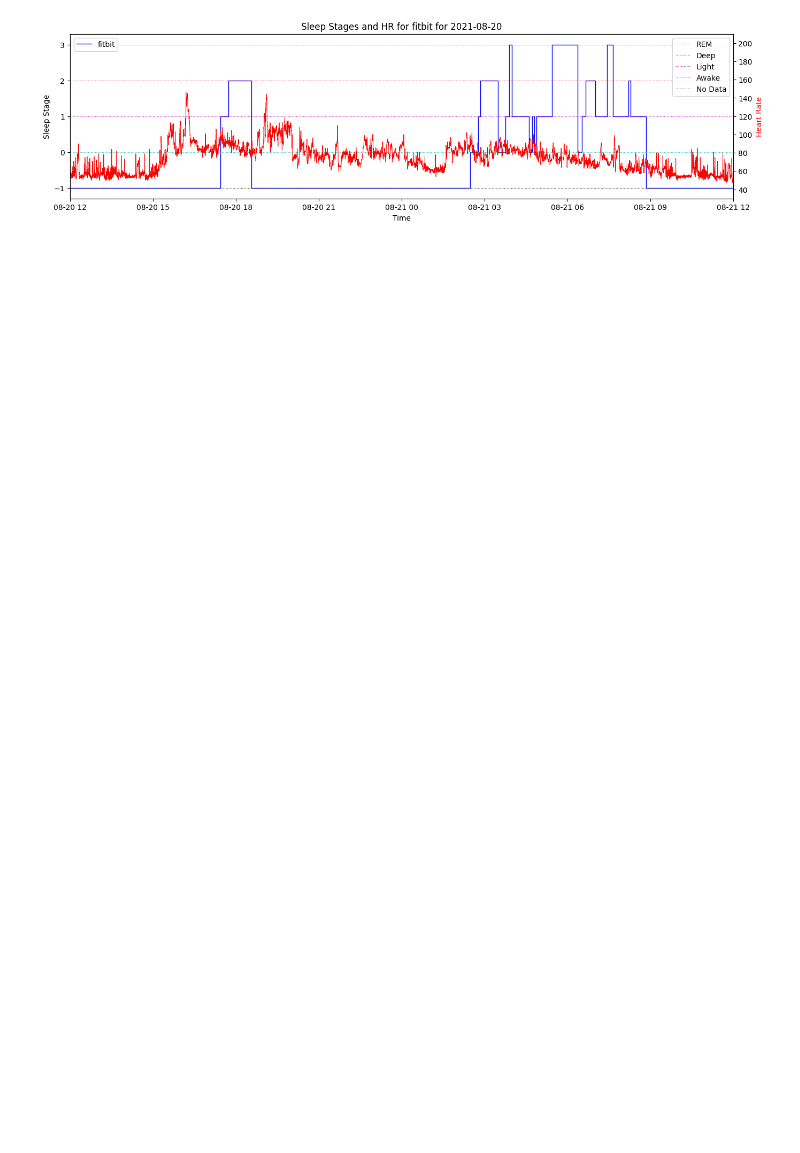
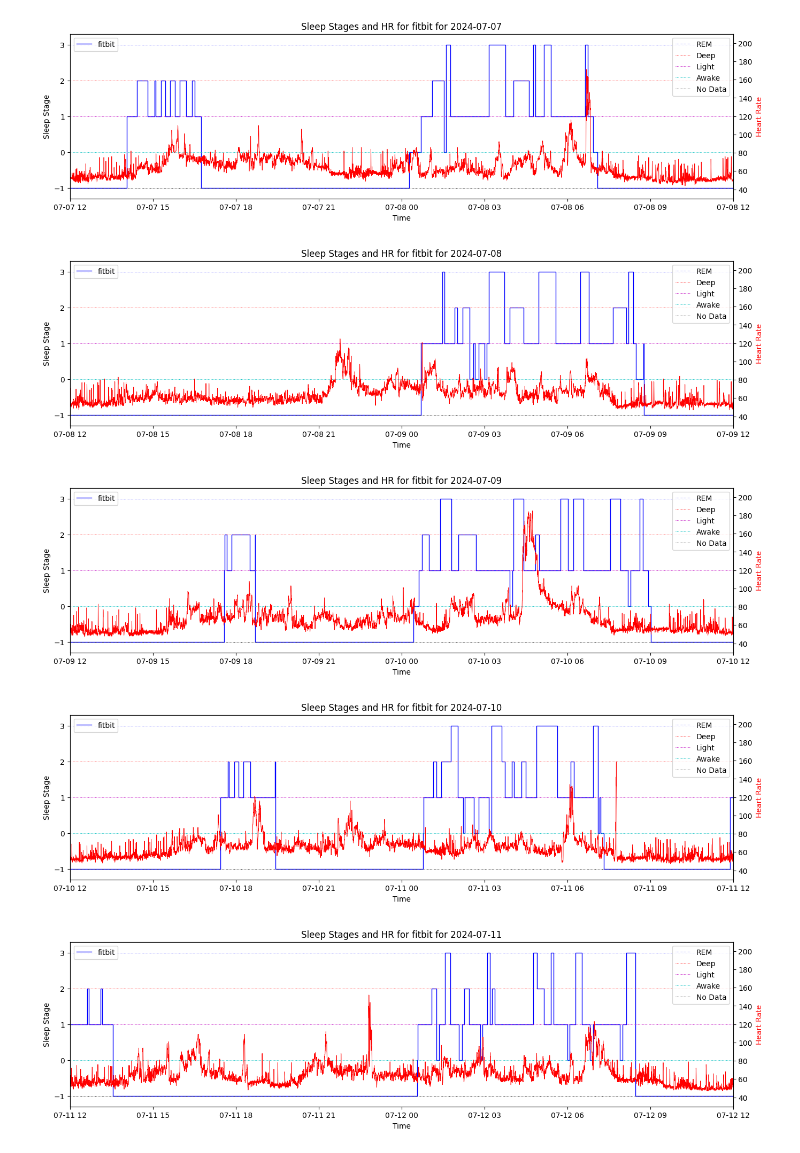
Before and after one commit to AbhikChowdhury6/dataImport, a Jupyter notebook: analyisis/graphingDaysSleepWithHR.ipynb, the cells around one changed output. Saved outputs shown, nothing was run; the diff lists cells and outputs as text; code cells hidden in the pictures; blank space fills up the shorter version.

```diff
--- a/analyisis/graphingDaysSleepWithHR.ipynb
+++ b/analyisis/graphingDaysSleepWithHR.ipynb
@@ -148,4 +141,13 @@ fitbitHRDf
-# %%
-graphHypnoandHRDate(fitbitHypnoDF, fitbitHRDf, date(2021,8,20), 'fitbit')
-# %% [output]
-[figure, removed]
+# %%
+graphHypnoandHRDate(fitbitHypnoDF, fitbitHRDf, date(2024,7,7), 'fitbit')
+graphHypnoandHRDate(fitbitHypnoDF, fitbitHRDf, date(2024,7,8), 'fitbit')
+graphHypnoandHRDate(fitbitHypnoDF, fitbitHRDf, date(2024,7,9), 'fitbit')
+graphHypnoandHRDate(fitbitHypnoDF, fitbitHRDf, date(2024,7,10), 'fitbit')
+graphHypnoandHRDate(fitbitHypnoDF, fitbitHRDf, date(2024,7,11), 'fitbit')
+graphHypnoandHRDate(fitbitHypnoDF, fitbitHRDf, date(2024,7,12), 'fitbit')
+# %% [output]
+[figure, added]
+[figure, added]
+[figure, added]
+[figure, added]
+[figure, added]
```
Also changed, not shown: parts of 6 cells of this notebook, 1 other file.
